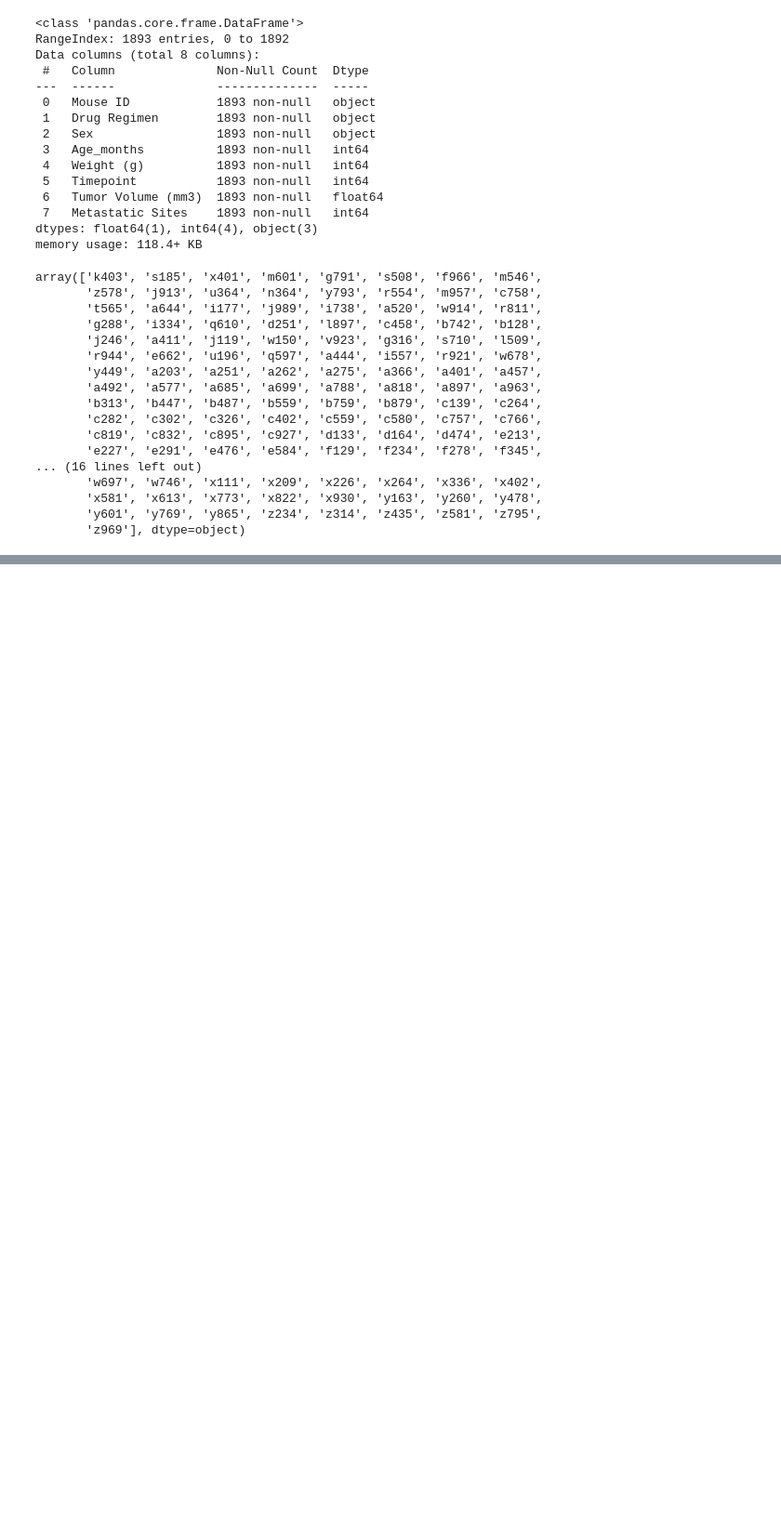
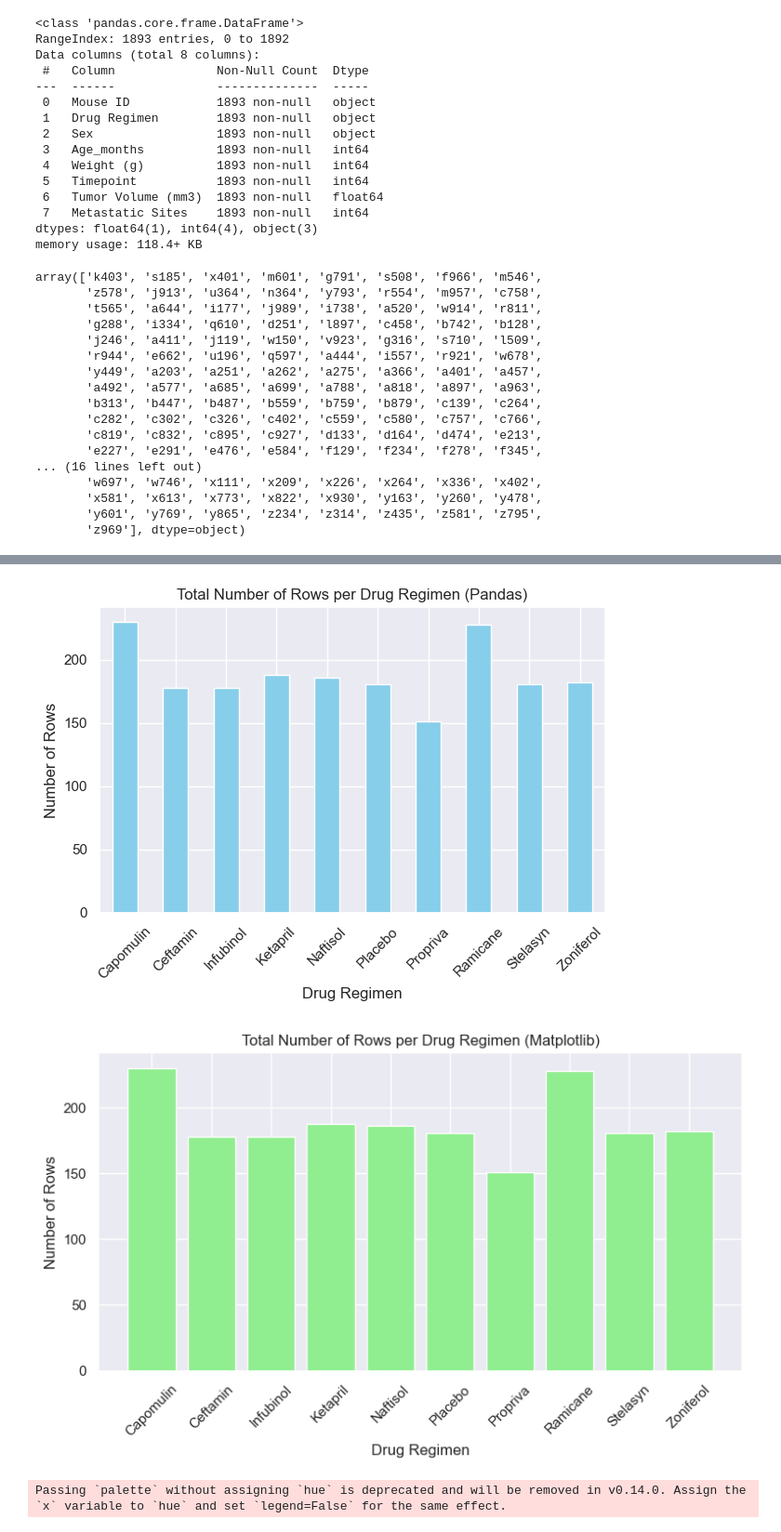
Before and after one commit to lirralirra/Week5_matplotlib_Challenge, a Jupyter notebook: main.ipynb, the cells around one changed output, grey strips where cells are left out. Shown at 93% size. Saved outputs shown, nothing was run; the diff lists cells and outputs as text; code cells hidden in the pictures; blank space fills up the shorter version.

```diff
--- a/main.ipynb
+++ b/main.ipynb
@@ -73,0 +128,47 @@ data_merge[data_merge.duplicated(subset=['Mouse ID', 'Timepoint'], keep=False)]
+# %%
+drug_counts = data_clean.groupby('Drug Regimen').count()['Mouse ID']
+
+# Bar Chart using Pandas DataFrame.plot()
+drug_counts.plot(kind='bar', color='skyblue')
+plt.title('Total Number of Rows per Drug Regimen (Pandas)')
+plt.xlabel('Drug Regimen')
+plt.ylabel('Number of Rows')
+plt.xticks(rotation=45)
+plt.tight_layout()
+plt.show()
+
+# Bar Chart using Matplotlib's pyplot methods
+plt.figure(figsize=(8, 5))
+plt.bar(drug_counts.index, drug_counts.values, color='lightgreen')
+plt.title('Total Number of Rows per Drug Regimen (Matplotlib)')
+plt.xlabel('Drug Regimen')
+plt.ylabel('Number of Rows')
+plt.xticks(rotation=45)
+plt.tight_layout()
+plt.show()
+
+#using seaborn
+# Set the style
+sns.set(style='darkgrid')
+
+# Bar chart with Seaborn
+plt.figure(figsize=(8, 5))
+sns.barplot(x=drug_counts.index,
+            y=drug_counts.values, palette='viridis')
+plt.title('Total Number of Rows per Drug Regimen (Seaborn)')
+plt.xlabel('Drug Regimen')
+plt.ylabel('Number of Rows')
+plt.xticks(rotation=45)
+plt.show()
+
+#using plotnine(I love GGplot!)
+bar_plot = (ggplot(data_clean, aes(x='Drug Regimen')) +
+            geom_bar(fill='lightblue') +
+            labs(title='Total Number of Rows per Drug Regimen (Plotnine)',
+                 x='Drug Regimen',
+                 y='Number of Rows'))
+print(bar_plot)
+# %% [output]
+[figure, added]
+[figure, added]
+Passing `palette` without assigning `hue` is deprecated and will be removed in v0.14.0. Assign the `x` variable to `hue` and set `legend=False` for the same effect.
```
Also changed, not shown: parts of 12 cells of this notebook.
